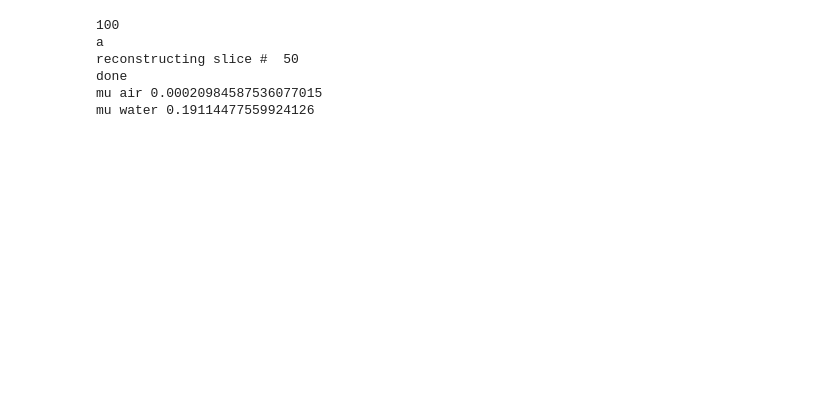
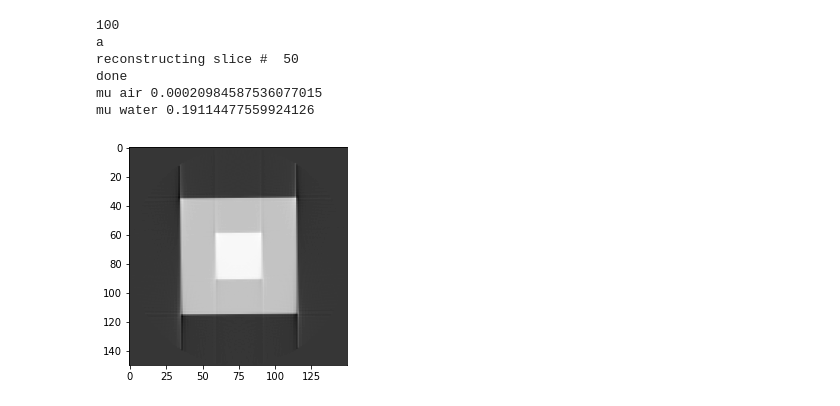
Before and after one commit to Chummbles/gvxr_recon_example, a Jupyter notebook: notebook1.ipynb, the cells around one changed output. Drawn from its saved outputs; the diff is of its cells as text; code cells hidden in the pictures; blank space fills up the shorter version.

```diff
--- a/notebook1.ipynb
+++ b/notebook1.ipynb
@@ -92,30 +106,32 @@ CT_slice_from_simulated_sinogram.append(iradon(simulated_sinogram[slice].T, thet
 
 print("done");
 # Save the CT slice
 CT_slice_from_simulated_sinogram = np.array(CT_slice_from_simulated_sinogram);
 
 
 
 volume = sitk.GetImageFromArray(CT_slice_from_simulated_sinogram);
 volume.SetSpacing([0.625, 0.625, 0.7]);
 sitk.WriteImage(volume, "recon_in_MU.mha", useCompression=True);
 
 MU_air = gvxr.getMuFromHU(-1000.0, rayEnergy, "keV");
 #MU_water = 1.707*0.1;
 MU_water = gvxr.getMuFromHU(0, rayEnergy, "keV");
 
 print("mu air", MU_air);
 print("mu water", MU_water);
 copied = copy.deepcopy(CT_slice_from_simulated_sinogram);
 CT_slice_from_simulated_sinogram = 1000.0 * ((copied - MU_water) / (MU_water - MU_air));
 
 volume = sitk.GetImageFromArray(CT_slice_from_simulated_sinogram);
 volume.SetSpacing([0.625, 0.625, 0.7]);
 sitk.WriteImage(volume, "recon_in_HU.mha", useCompression=True);
+plt.imshow(CT_slice_from_simulated_sinogram[0], cmap='gray');
 # %% [output]
 100
 a
 reconstructing slice #  50
 done
 mu air 0.00020984587536077015
 mu water 0.19114477559924126
+[figure, added]
```
Also changed, not shown: parts of 5 cells of this notebook.
